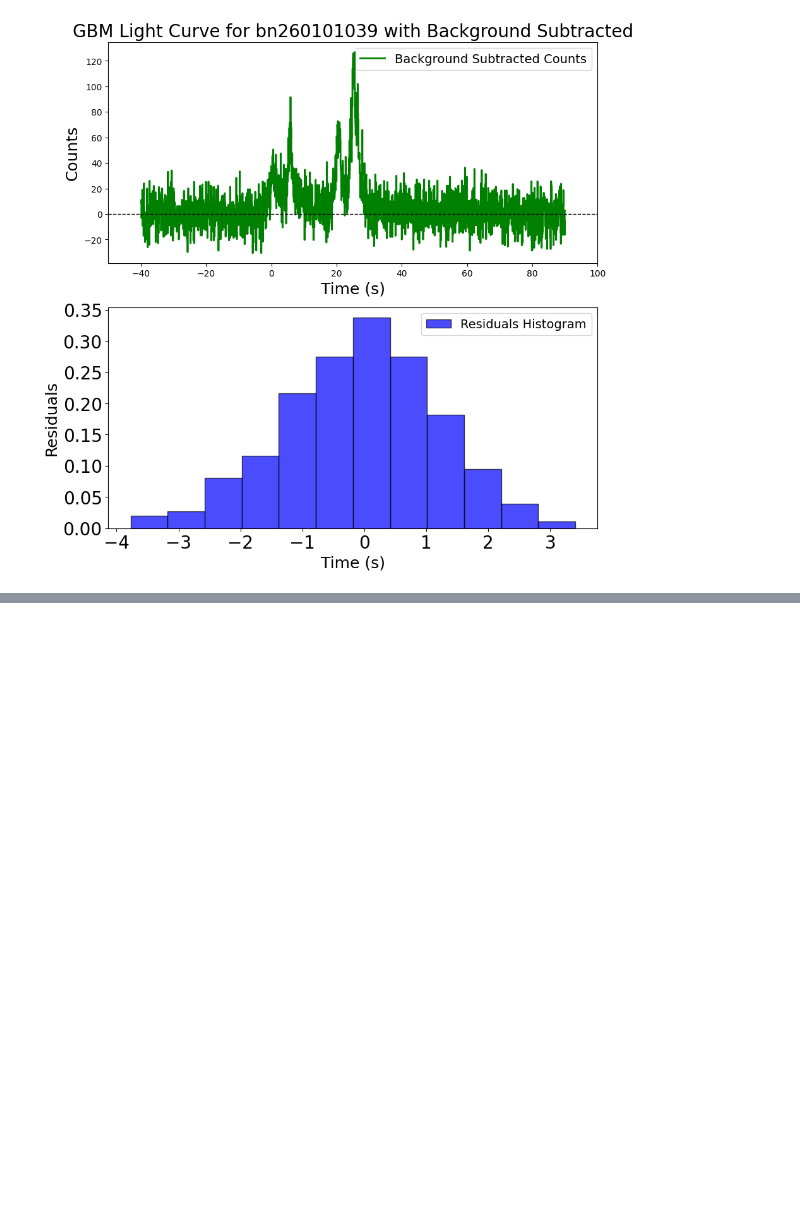
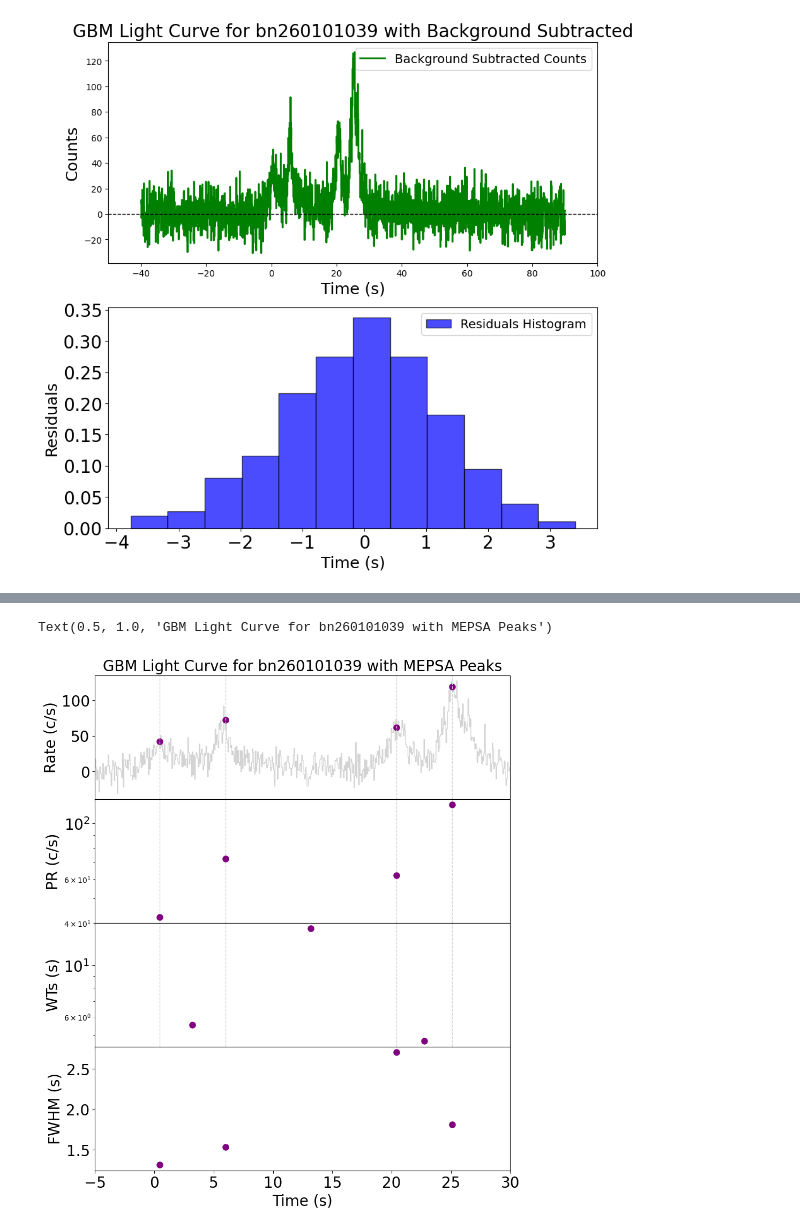
Before and after one commit to romanomaccary/reduce_data_gbm, a Jupyter notebook: reduce_gbm_data.ipynb, the cells around one changed output, grey strips where cells are left out. Saved outputs shown, nothing was run; the diff lists cells and outputs as text; code cells hidden in the pictures; blank space fills up the shorter version.

Commit message:
add computation mvt and 4 panels

```diff
--- a/reduce_gbm_data.ipynb
+++ b/reduce_gbm_data.ipynb
@@ -261,0 +361,39 @@ Residuals Mean: -0.056349850241787104, Std: 1.2572839892323646
+# %%
+# compute waiting times between peaks
+waiting_times = df_mepsa['PeakTime'].values[1:] - df_mepsa['PeakTime'].values[:-1]
+# compute medium time between peaks
+med_time = 0.5*(df_mepsa['PeakTime'].values[1:] + df_mepsa['PeakTime'].values[:-1])
+# make a three panel plot with peak rate, waiting time and fwhm versus peak time
+fig,axs = plt.subplots(4,1, figsize=(10,12),sharex=True)
+# set vertical space to zero
+plt.subplots_adjust(hspace=0)
+data_color='purple'
+axs[0].step(time_cut, counts_no_bkgd_tot_cut, where='mid', label='Background Subtracted Counts', color='lightgray', linewidth=1)
+axs[0].plot(df_mepsa['PeakTime'].values, df_mepsa['PeakRate'].values,'o',c=data_color, label='MEPSA Peaks', markersize=8)
+for t in df_mepsa['PeakTime'].values:
+    for i in range(3):
+        axs[i].axvline(t, color='lightgray', linestyle='--', linewidth=1)
+axs[0].errorbar(df_mepsa['PeakTime'].values, df_mepsa['PeakRate'].values,xerr= df_mepsa['BinTime'].values/2,c=data_color,ls='')
+# peak rate
+axs[1].plot(df_mepsa['PeakTime'].values, df_mepsa['PeakRate'].values,'o',c=data_color, label='MEPSA Peaks', markersize=8)
+axs[1].errorbar(df_mepsa['PeakTime'].values, df_mepsa['PeakRate'].values,xerr= df_mepsa['BinTime'].values/2,c=data_color,ls='')
+axs[2].plot(med_time, waiting_times,'o',c=data_color, label='Waiting Times', markersize=8)
+axs[3].plot(df_mepsa['PeakTime'].values, df_mepsa['FWHM'].values, 'o', c=data_color, label='FWHM', markersize=8)
+axs[0].set_xlim(-5,30)
+# set logspace for subpanels 1 to 3
+for i in range(1,3):
+    axs[i].set_yscale('log')
+
+# set tick fontsize
+for i in range(4):
+    axs[i].tick_params(axis='both', which='major', labelsize=20)
+
+axs[0].set_ylabel('Rate (c/s)', fontsize=20)
+axs[1].set_ylabel('PR (c/s)', fontsize=20)
+axs[2].set_ylabel('WTs (s)', fontsize=20)
+axs[3].set_ylabel('FWHM (s)', fontsize=20)
+axs[3].set_xlabel('Time (s)', fontsize=20)
+axs[0].set_title(f'GBM Light Curve for {fermi_id} with MEPSA Peaks', fontsize=20)
+# %% [output]
+Text(0.5, 1.0, 'GBM Light Curve for bn260101039 with MEPSA Peaks')
+[figure, added]
```
Also changed, not shown: parts of 10 cells of this notebook.
